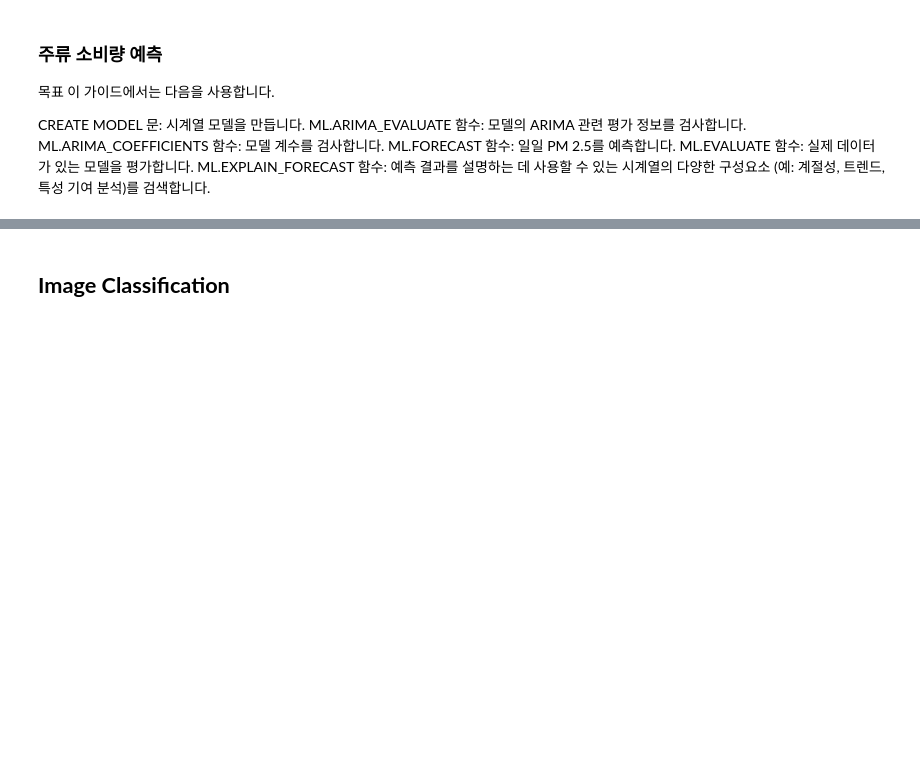
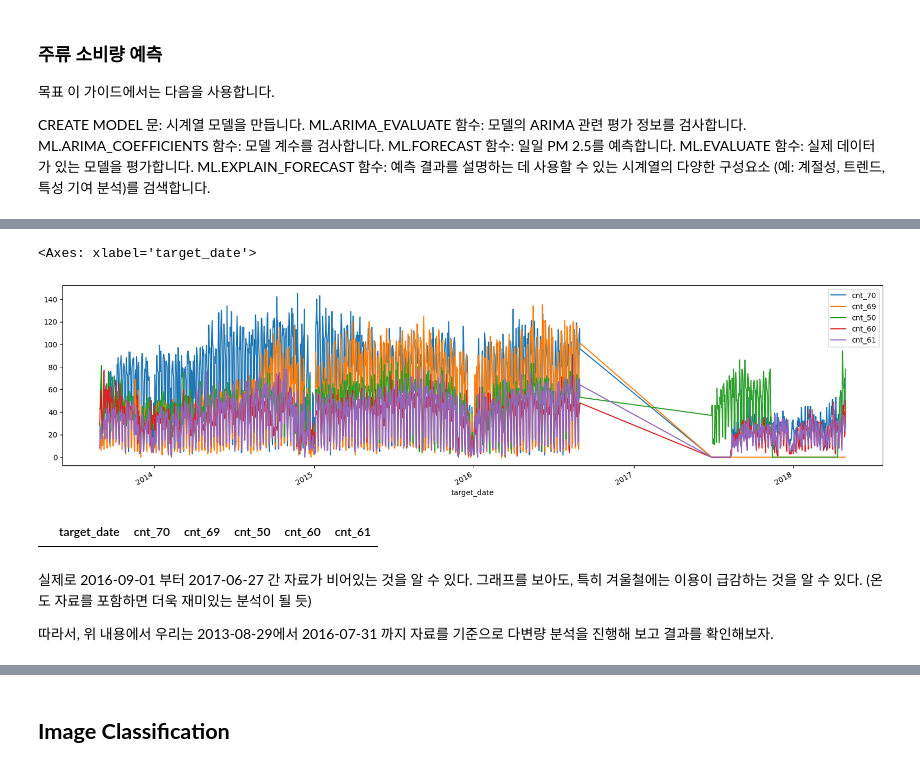
Before and after one commit to kpyopark/bqml_training_list, a Jupyter notebook: Training_List.ipynb, the cells around one changed output, grey strips where cells are left out. Drawn from its saved outputs; the diff is of its cells as text; code cells hidden in the pictures; blank space fills up the shorter version.

```diff
--- a/Training_List.ipynb
+++ b/Training_List.ipynb
@@ -377,0 +496,6 @@ ML.EXPLAIN_FORECAST 함수: 예측 결과를 설명하는 데 사용할 수 있
+# %%
+ml_dataset = f'{mldataset_id}.bikeshare_trips'
+
+df_raw_biketrip_data = client.query(f"""
+select *
+  from `{ml_dataset}` limit 1000""").to_dataframe()
@@ -377,0 +541,9 @@ ML.EXPLAIN_FORECAST 함수: 예측 결과를 설명하는 데 사용할 수 있
+# %%
+df_daily_bike_trip = client.query(f"""
+select DATE(start_date) as target_date,
+       sum(if(start_station_id = 70,1,0)) as cnt_70,
+       sum(if(start_station_id = 69,1,0)) as cnt_69,
+       sum(if(start_station_id = 50,1,0)) as cnt_50,
+       sum(if(start_station_id = 60,1,0)) as cnt_60,
+       sum(if(start_station_id = 61,1,0)) as cnt_61
+  from {ml_dataset} group by target_date""").to_dataframe()
@@ -377,0 +562,4 @@ ML.EXPLAIN_FORECAST 함수: 예측 결과를 설명하는 데 사용할 수 있
+# %%
+# date type 을 dataframe에 있는 stanrd date type으로 변경
+datetype_converted_series = pd.to_datetime(df_daily_bike_trip['target_date'])
+df_daily_bike_trip['target_date'] = datetype_converted_series
@@ -377,0 +587,14 @@ ML.EXPLAIN_FORECAST 함수: 예측 결과를 설명하는 데 사용할 수 있
+# %%
+df_daily_bike_trip.sort_values(by='target_date', inplace=True)
+df_daily_bike_trip.plot(x='target_date',figsize=(20,5))
+# %% [output]
+<Axes: xlabel='target_date'>
+[figure, added]
+# %%
+df_daily_bike_trip[df_daily_bike_trip['target_date'] == pd.to_datetime('2016-09-01')]
+# %% [output]
+|  | target_date | cnt_70 | cnt_69 | cnt_50 | cnt_60 | cnt_61 |
+# %% [markdown]
+실제로 2016-09-01 부터 2017-06-27 간 자료가 비어있는 것을 알 수 있다. 그래프를 보아도, 특히 겨울철에는 이용이 급감하는 것을 알 수 있다. (온도 자료를 포함하면 더욱 재미있는 분석이 될 듯)
+
+따라서, 위 내용에서 우리는 2013-08-29에서 2016-07-31 까지 자료를 기준으로 다변량 분석을 진행해 보고 결과를 확인해보자.
```
Also changed, not shown: parts of 71 cells of this notebook.
